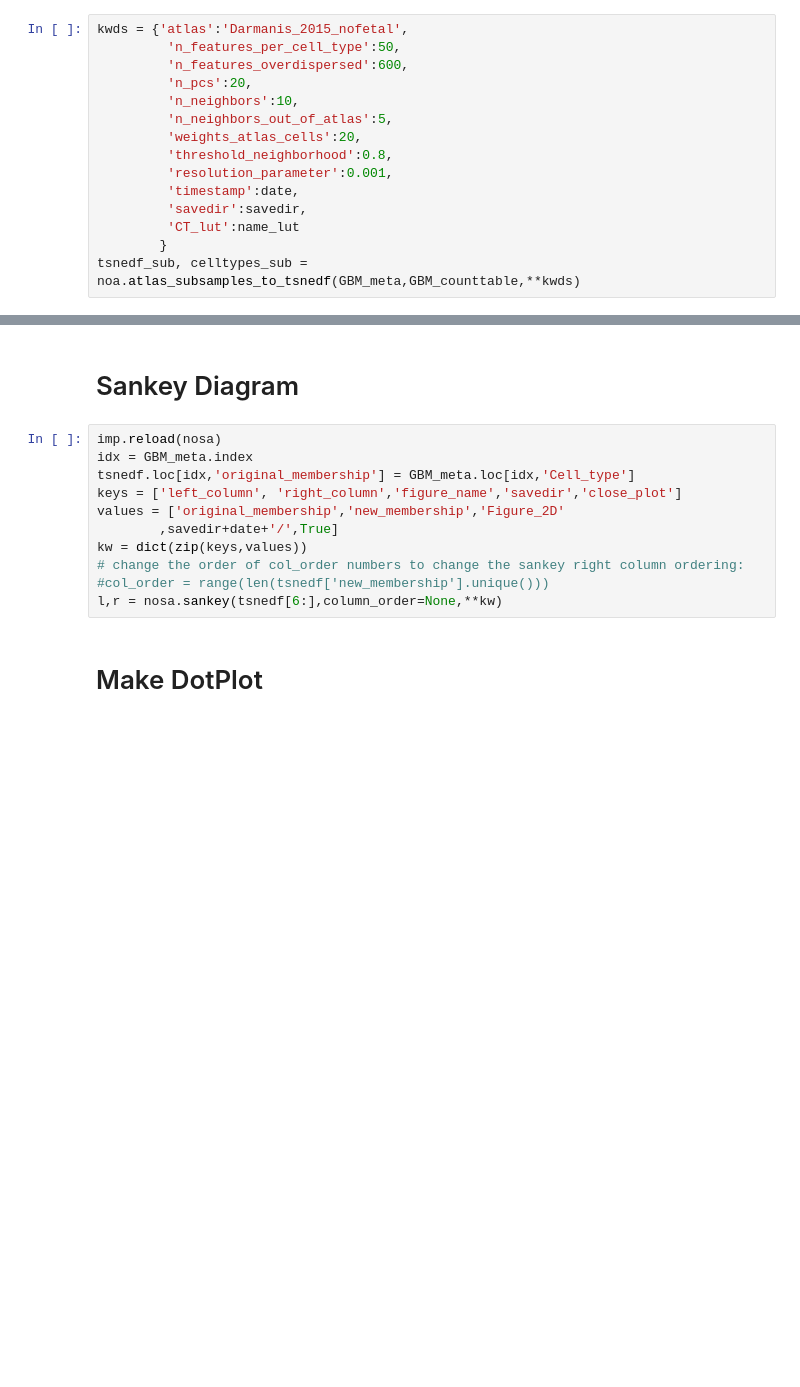
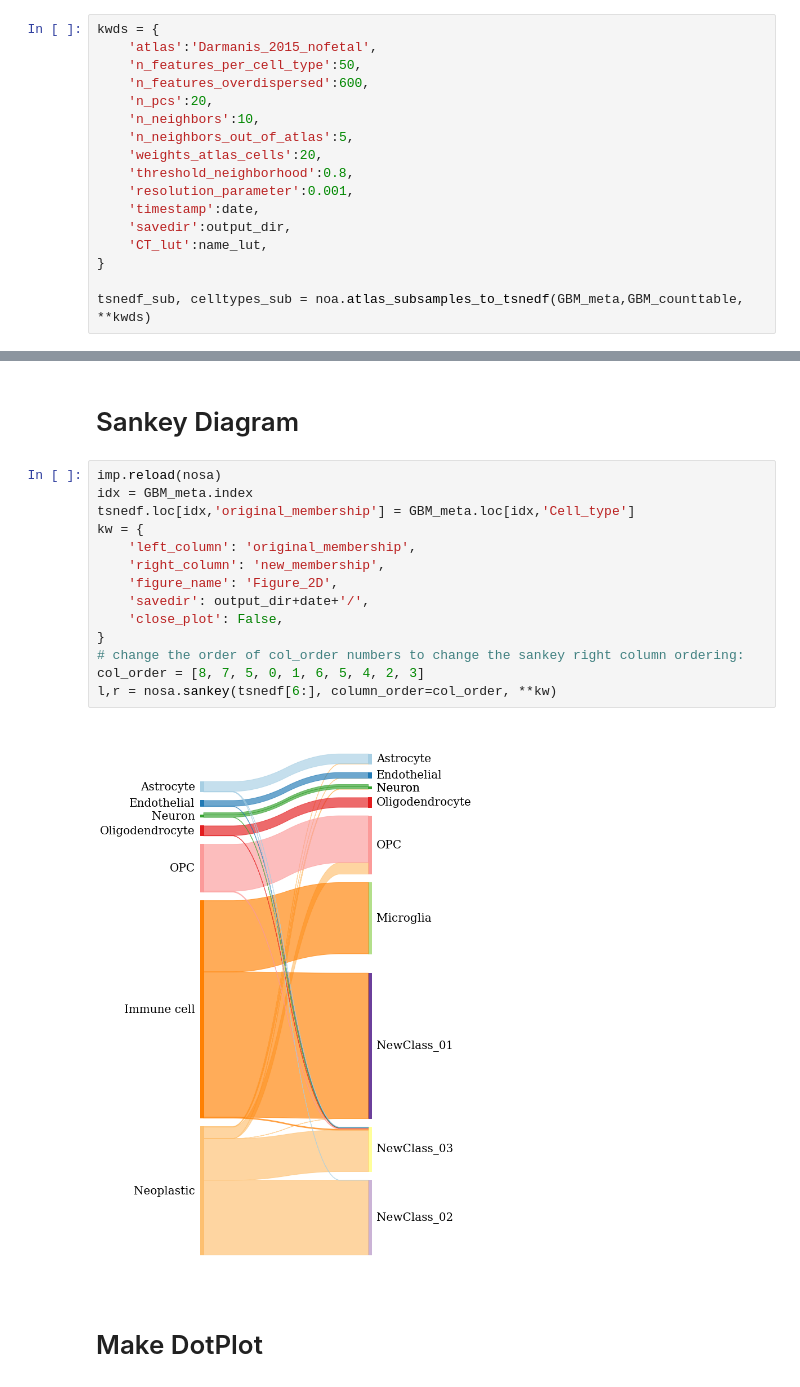
Before and after one commit to BojkArth/northstar_analysis, a Jupyter notebook: Northstar_BrainAtlas.ipynb, the cells around one changed output, grey strips where cells are left out. Saved outputs shown, nothing was run; the diff lists cells and outputs as text; blank space fills up the shorter version.

```diff
--- a/Northstar_BrainAtlas.ipynb
+++ b/Northstar_BrainAtlas.ipynb
@@ -240,17 +305,19 @@ plt.show()
 # %% [markdown]
 # Annotation using subsampling
 # %%
-kwds = {'atlas':'Darmanis_2015_nofetal',
-         'n_features_per_cell_type':50,
-         'n_features_overdispersed':600,
-         'n_pcs':20,
-         'n_neighbors':10,
-         'n_neighbors_out_of_atlas':5,
-         'weights_atlas_cells':20,
-         'threshold_neighborhood':0.8,
-         'resolution_parameter':0.001,
-         'timestamp':date,
-         'savedir':savedir,
-         'CT_lut':name_lut
-        }
-tsnedf_sub, celltypes_sub = noa.atlas_subsamples_to_tsnedf(GBM_meta,GBM_counttable,**kwds)
+kwds = {
+    'atlas':'Darmanis_2015_nofetal',
+    'n_features_per_cell_type':50,
+    'n_features_overdispersed':600,
+    'n_pcs':20,
+    'n_neighbors':10,
+    'n_neighbors_out_of_atlas':5,
+    'weights_atlas_cells':20,
+    'threshold_neighborhood':0.8,
+    'resolution_parameter':0.001,
+    'timestamp':date,
+    'savedir':output_dir,
+    'CT_lut':name_lut,
+}
+
+tsnedf_sub, celltypes_sub = noa.atlas_subsamples_to_tsnedf(GBM_meta,GBM_counttable, **kwds)
@@ -475,14 +598,19 @@ f.savefig(savedir+date+'/Figure_S2_left.pdf')
 # %%
 imp.reload(nosa)
 idx = GBM_meta.index
 tsnedf.loc[idx,'original_membership'] = GBM_meta.loc[idx,'Cell_type']
-keys = ['left_column', 'right_column','figure_name','savedir','close_plot']
-values = ['original_membership','new_membership','Figure_2D'
-        ,savedir+date+'/',True]
-kw = dict(zip(keys,values))
+kw = {
+    'left_column': 'original_membership',
+    'right_column': 'new_membership',
+    'figure_name': 'Figure_2D',
+    'savedir': output_dir+date+'/',
+    'close_plot': False,
+}
 # change the order of col_order numbers to change the sankey right column ordering:
-#col_order = range(len(tsnedf['new_membership'].unique()))
-l,r = nosa.sankey(tsnedf[6:],column_order=None,**kw)
+col_order = [8, 7, 5, 0, 1, 6, 5, 4, 2, 3]
+l,r = nosa.sankey(tsnedf[6:], column_order=col_order, **kw)
+# %% [output]
+[figure, added]
 # %% [markdown]
 # Make DotPlot
 # %%
```
Also changed, not shown: parts of 36 cells of this notebook, 4 other files.
